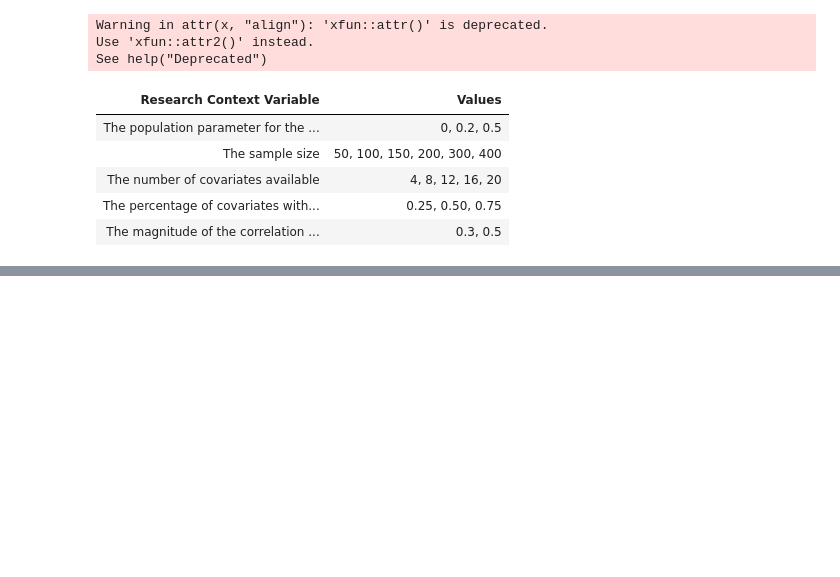
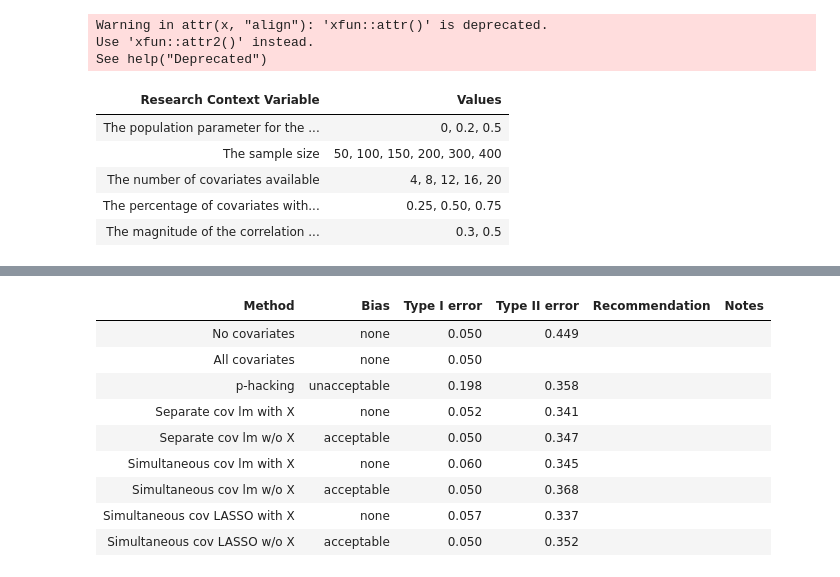
Before and after one commit to jjcurtin/study_cov, a Jupyter notebook: notebooks/mak_tables.embed.ipynb, the cells around one changed output, grey strips where cells are left out. Cells and saved outputs as stored; diff of their text form; code cells hidden in the pictures; blank space fills up the shorter version.

```diff
--- a/notebooks/mak_tables.embed.ipynb
+++ b/notebooks/mak_tables.embed.ipynb
@@ -173,0 +175,76 @@ See help("Deprecated")
+# %%
+#| label: tbl-rec
+#| tbl-cap: "Summary of selection methods, evaluation of bias and Type I and II error rates, and recommendations."
+#| warning: false
+
+tibble(
+  Method = c(
+    "No covariates",
+    "All covariates",
+    "p-hacking",
+    "Separate cov lm with X",
+    "Separate cov lm w/o X",
+    "Simultaneous cov lm with X",
+    "Simultaneous cov lm w/o X",
+    "Simultaneous cov LASSO with X",
+    "Simultaneous cov LASSO w/o X"
+  ),
+  `Bias` = c(
+    "none",
+    "none",
+    "unacceptable",
+    "none",
+    "acceptable",
+    "none",
+    "acceptable",
+    "none",
+    "acceptable"
+  ),
+  `Type I error` = c(
+    "0.050",
+    "0.050",
+    "0.198",
+    "0.052",
+    "0.050",
+    "0.060",
+    "0.050",
+    "0.057",
+    "0.050"
+  ),
+  `Type II error` = c(
+    "0.449",
+    "",
+    "0.358",
+    "0.341",
+    "0.347",
+    "0.345",
+    "0.368",
+    "0.337",
+    "0.352"
+  ),
+  `Recommendation` = c(
+    "",
+    "",
+    "",
+    "",
+    "",
+    "",
+    "",
+    "",
+    ""
+  ),
+  `Notes` = c(
+    "",
+    "",
+    "",
+    "",
+    "",
+    "",
+    "",
+    "",
+    ""
+  )
+) |>
+  kbl(escape = FALSE, format = "html") |>
+  kable_classic()
+# %% [output]
@@ -173,0 +254,10 @@ See help("Deprecated")
+| Method | Bias | Type I error | Type II error | Recommendation | Notes |
+| No covariates | none | 0.050 | 0.449 |  |  |
+| All covariates | none | 0.050 |  |  |  |
+| p-hacking | unacceptable | 0.198 | 0.358 |  |  |
+| Separate cov lm with X | none | 0.052 | 0.341 |  |  |
+| Separate cov lm w/o X | acceptable | 0.050 | 0.347 |  |  |
+| Simultaneous cov lm with X | none | 0.060 | 0.345 |  |  |
+| Simultaneous cov lm w/o X | acceptable | 0.050 | 0.368 |  |  |
+| Simultaneous cov LASSO with X | none | 0.057 | 0.337 |  |  |
+| Simultaneous cov LASSO w/o X | acceptable | 0.050 | 0.352 |  |  |
```
Also changed, not shown: parts of 7 cells of this notebook, 19 other files.
